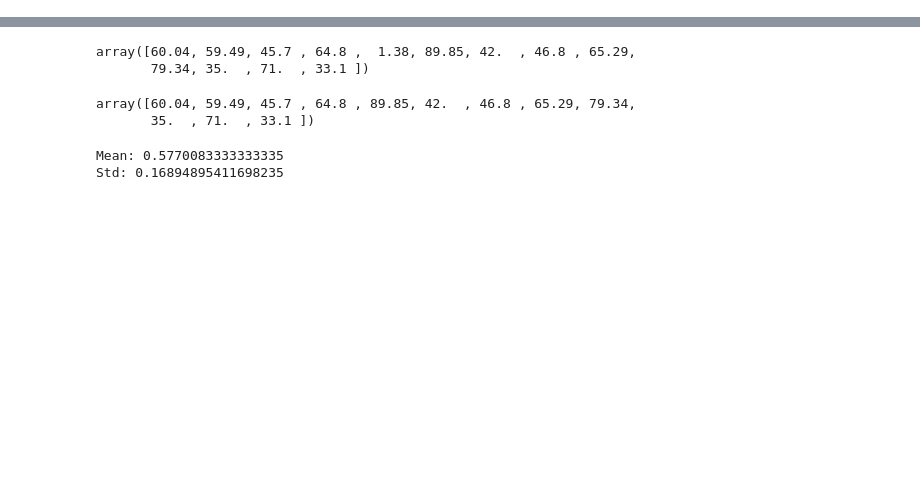
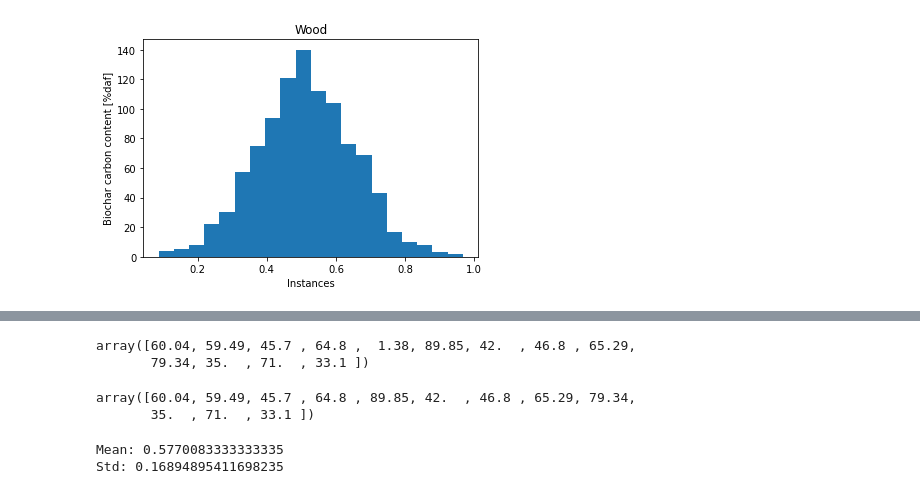
Before and after one commit to SimonAscher/Gasification_LCA_TEA, a Jupyter notebook: analysis/preliminary/biochar_properties/biochar_properties.ipynb, the cells around one changed output, grey strips where cells are left out. Drawn from its saved outputs; the diff is of its cells as text; code cells hidden in the pictures; blank space fills up the shorter version.

```diff
--- a/analysis/preliminary/biochar_properties/biochar_properties.ipynb
+++ b/analysis/preliminary/biochar_properties/biochar_properties.ipynb
@@ -9,0 +44,17 @@ from config import settings
+# %%
+# Calculate upper and lower 95% confidence limit and standard deviation
+for label in biochar_carbon_df.columns:
+    # extract data
+    mean = biochar_carbon_df.loc["mean"][label]
+    confidence_interval_95 = biochar_carbon_df.loc["95%"][label]
+
+    # do calculations
+    lower = mean - (mean * confidence_interval_95)  # calculate lower confidence interval
+    upper = mean + (mean * confidence_interval_95)  # calculate upper confidence interval
+    std = math.sqrt(1) * (upper - lower) / 3.92  # calculate standard deviation from confidence intervals
+
+    # store calculated parameters
+    biochar_carbon_df[label]["lower"] = lower
+    biochar_carbon_df[label]["upper"] = upper
+    biochar_carbon_df[label]["std"] = std
+biochar_carbon_df
@@ -9,0 +68,13 @@ from config import settings
+# %%
+# Make and plot some sample distributions
+wood_dist = make_dist(gaussian(mean=biochar_carbon_df["wood"]["mean"], std=biochar_carbon_df["wood"]["std"]),
+                      length_array=1000)
+
+plt.figure()
+plt.title("Wood")
+plt.hist(wood_dist, bins=20)
+plt.xlabel("Instances")
+plt.ylabel("Biochar carbon content [%daf]")
+plt.show()
+# %% [output]
+[figure, added]
```
Also changed, not shown: parts of 17 cells of this notebook, 9 other files.
